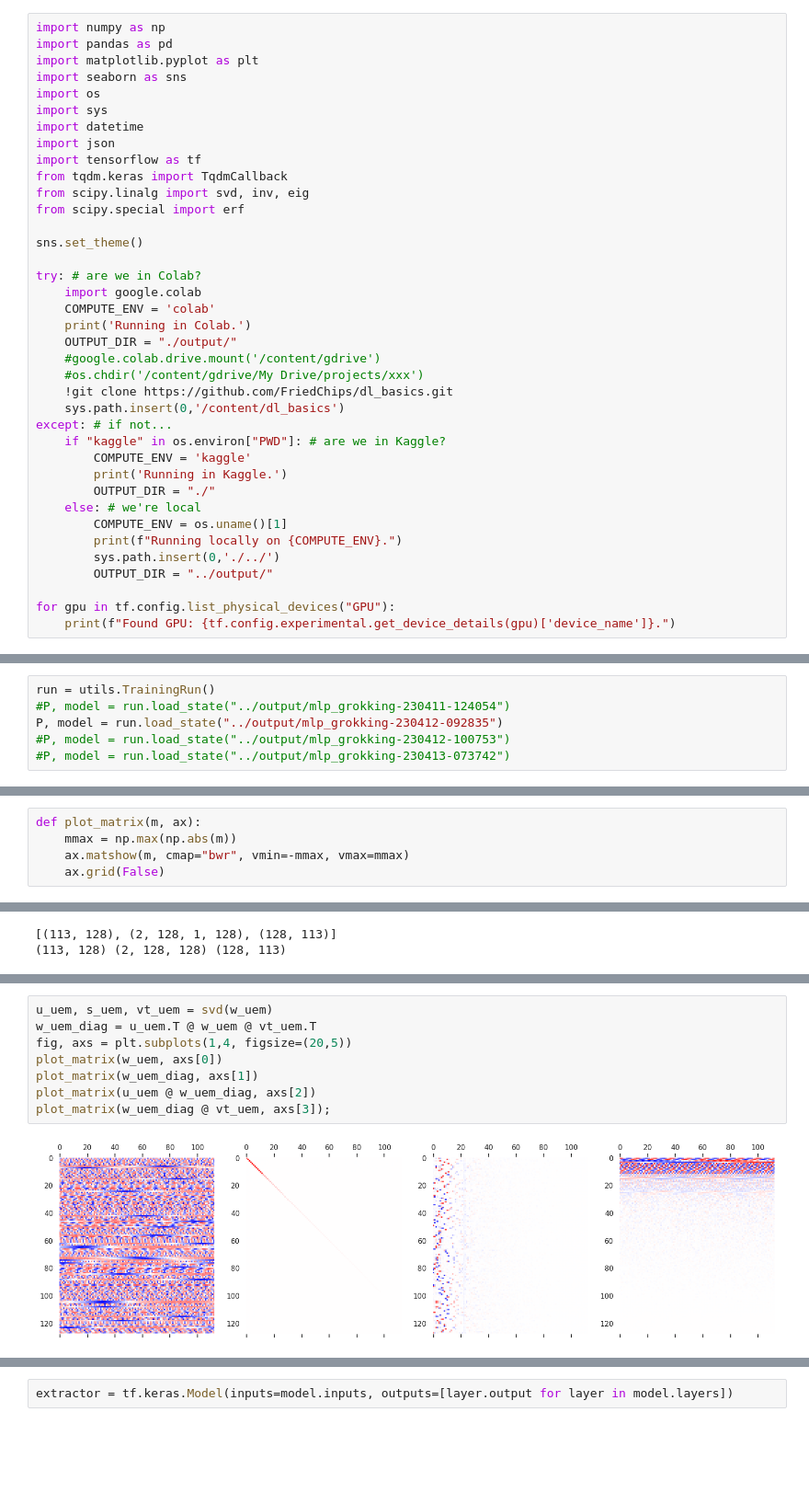
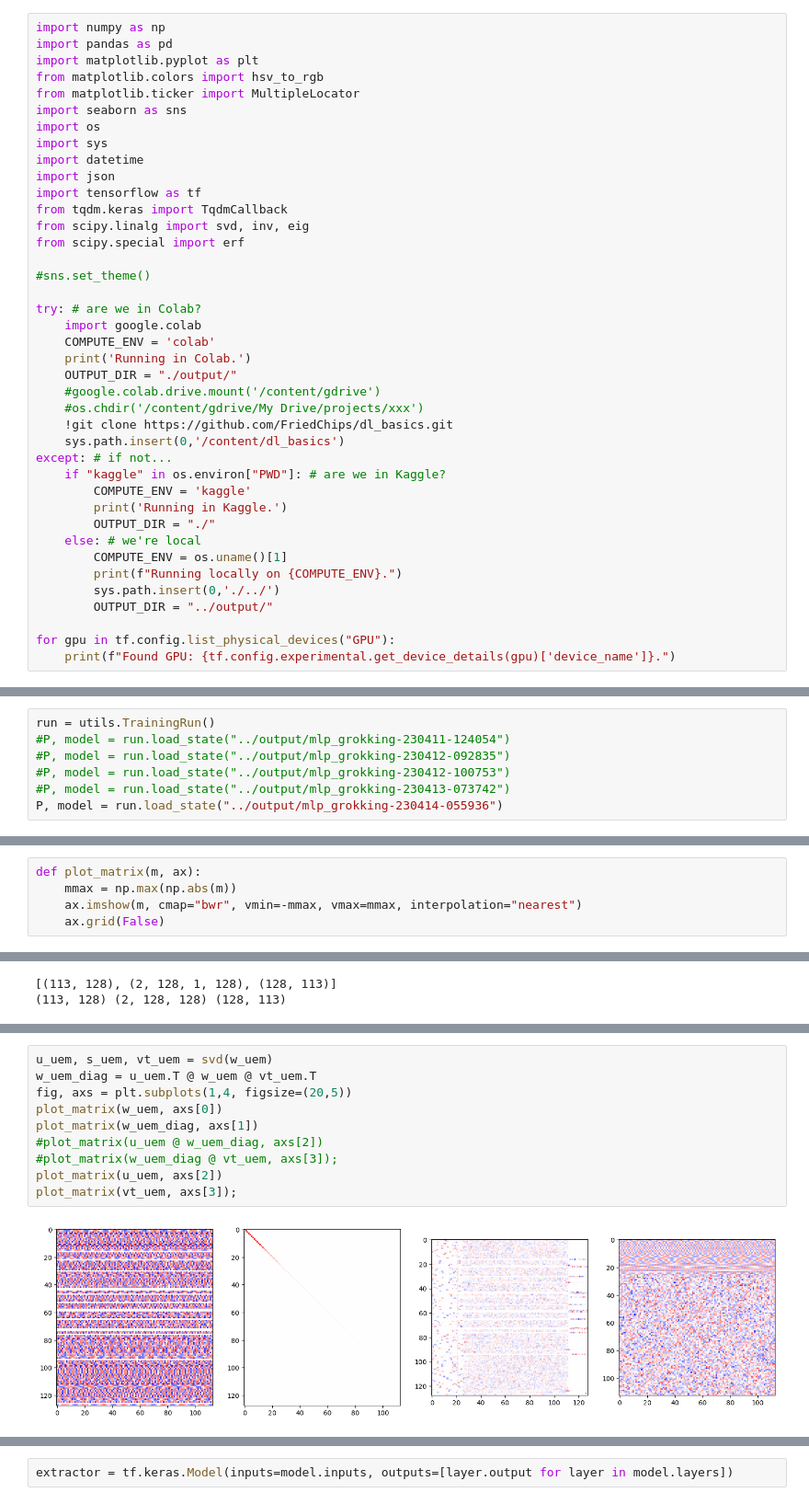
Before and after one commit to FriedChips/dl_basics, a Jupyter notebook: analysis/analysis_modulo_arithmetic.ipynb, the cells around one changed output, grey strips where cells are left out. Shown at 92% size. Saved outputs shown, nothing was run; the diff lists cells and outputs as text; blank space fills up the shorter version.

```diff
--- a/analysis/analysis_modulo_arithmetic.ipynb
+++ b/analysis/analysis_modulo_arithmetic.ipynb
@@ -2,6 +2,8 @@
 import numpy as np
 import pandas as pd
 import matplotlib.pyplot as plt
+from matplotlib.colors import hsv_to_rgb
+from matplotlib.ticker import MultipleLocator
 import seaborn as sns
 import os
 import sys
@@ -12,7 +14,7 @@ from tqdm.keras import TqdmCallback
 from scipy.linalg import svd, inv, eig
 from scipy.special import erf
 
-sns.set_theme()
+#sns.set_theme()
 
 try: # are we in Colab?
     import google.colab
@@ -43,6 +45,7 @@ import utils
 # %%
 run = utils.TrainingRun()
 #P, model = run.load_state("../output/mlp_grokking-230411-124054")
-P, model = run.load_state("../output/mlp_grokking-230412-092835")
+#P, model = run.load_state("../output/mlp_grokking-230412-092835")
 #P, model = run.load_state("../output/mlp_grokking-230412-100753")
 #P, model = run.load_state("../output/mlp_grokking-230413-073742")
+P, model = run.load_state("../output/mlp_grokking-230414-055936")
@@ -57,7 +61,7 @@ def abs_fft(x, axis=-1):
 # %%
 def plot_matrix(m, ax):
     mmax = np.max(np.abs(m))
-    ax.matshow(m, cmap="bwr", vmin=-mmax, vmax=mmax)
+    ax.imshow(m, cmap="bwr", vmin=-mmax, vmax=mmax, interpolation="nearest")
     ax.grid(False)
 # %%
 def gelu(x):
@@ -142,13 +199,15 @@ plot_matrix(m1[:,np.argsort(m0[0])][:20], axs[1])
 # %%
 u_uem, s_uem, vt_uem = svd(w_uem)
 w_uem_diag = u_uem.T @ w_uem @ vt_uem.T
 fig, axs = plt.subplots(1,4, figsize=(20,5))
 plot_matrix(w_uem, axs[0])
 plot_matrix(w_uem_diag, axs[1])
-plot_matrix(u_uem @ w_uem_diag, axs[2])
-plot_matrix(w_uem_diag @ vt_uem, axs[3]);
+#plot_matrix(u_uem @ w_uem_diag, axs[2])
+#plot_matrix(w_uem_diag @ vt_uem, axs[3]);
+plot_matrix(u_uem, axs[2])
+plot_matrix(vt_uem, axs[3]);
 # %% [output]
-[figure, old version]
+[figure, new version]
 # %%
 fig, ax = plt.subplots(1, 1, figsize=(20,5))
 
```
Also changed, not shown: parts of 24 cells of this notebook, 1 other file.
